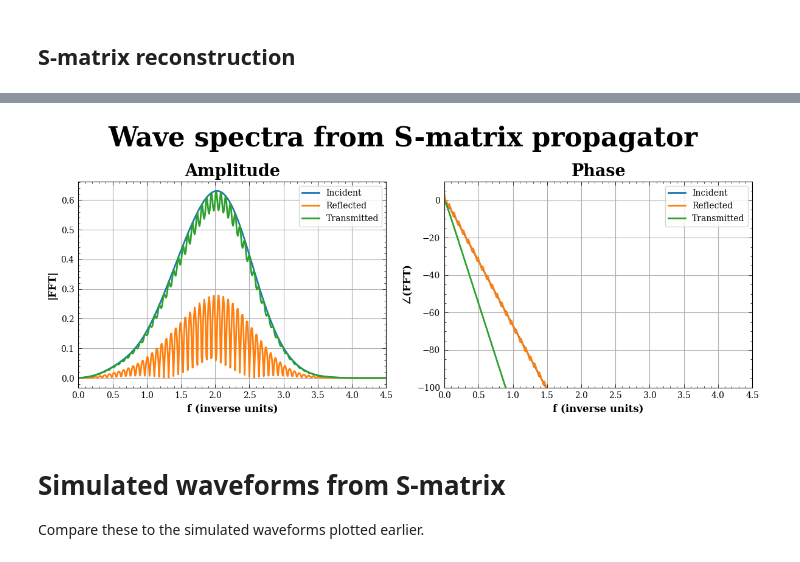
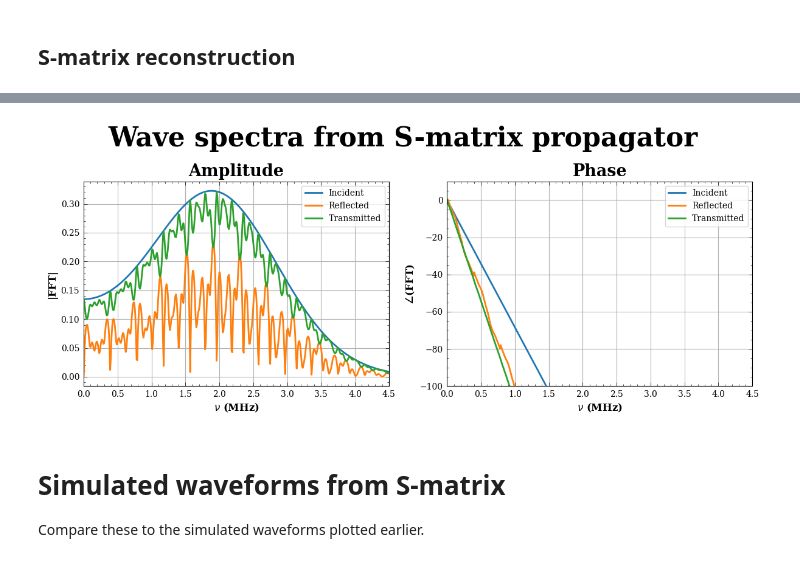
Before and after one commit to feasible-io/smaddali-utils, a Jupyter notebook: scattering/smatrix-jwave.ipynb, the cells around one changed output, grey strips where cells are left out. Drawn from its saved outputs; the diff is of its cells as text; code cells hidden in the pictures.

Commit message:
Working example of smatrix for a non-trivial stack and pulse, see smatrix-jwave.ipynb

```diff
--- a/scattering/smatrix-jwave.ipynb
+++ b/scattering/smatrix-jwave.ipynb
@@ -59,11 +59,11 @@ speeds = [ 1440., 5500., 1041.865, (1.-soc)*1341. + soc*1443., 1497., (1.-soc)*1
 densities = [ 870., 7850., 1933.949, (1.-soc)*1909. + soc*1994., 1000., (1.-soc)*4172. + soc*3848., 0.129 ]
 
 stack_thickness = 7.5e-3
-stack_definition = [ 0, 2, 0 ]
+stack_definition = [ 0, 2, 3, 2, 0 ]
 
 pulse_frequency = 2.25e6 # Hz
 simulation_time = 100e-6 # seconds
-pulse_order = 11
+pulse_order = 9
 
 store_full_simulation = True
 # %%
@@ -282,14 +282,14 @@ with plt.style.context( '~/Templates/custom.mplstyle' ):
     ax.grid()
     ax.set_xlabel( 'Position (mm)' )
     ax.set_ylabel( 'Pressure (a.u.)' )
-    titl = ax.set_title( f'Pressure wave\n(frame 0)' )
+    titl = ax.set_title( f'Pressure wave\n(t = 0.00 μs)' )
     for loc in interface_locations:
         ax.vlines( x=loc*1.e3, ymin=pmin, ymax=pmax, color='r', linestyle='--' )
     plt.tight_layout()
 
 def Update( n ):
     line.set_ydata( pres[n] )
-    titl.set_text( f'Pressure wave\n(frame {n})' )
+    titl.set_text( f'Pressure wave\n(t = {t[n]/1.e-6:.2f} μs)' )
     fig.canvas.draw_idle()
 
 slider = widgets.IntSlider(
@@ -389,7 +389,7 @@ logger.info( f'Energy conservation error = {dE_E*100.:.7e}%' )
 # %% [markdown]
 ## S-matrix reconstruction
 # %%
-input = np.concatenate( [ arr[np.newaxis,:] for arr in [ fwav_inc, np.zeros( fwav_inc.shape ) ] ], axis=0 )
+inputs = np.concatenate( [ arr[np.newaxis,:] for arr in [ fwav_inc, np.zeros( fwav_inc.shape ) ] ], axis=0 )
 speed, density = zip( *[ [ speeds[n], densities[n] ] for n in stack_definition ] )
 Z = np.array( [ s*d for s, d in zip( speed, density ) ] )
 
@@ -414,11 +414,11 @@ for n, omega_test in enumerate( 2.*np.pi*freqs ):
 
     if len( stack_definition ) == 3:
         S = propagator( omega=omega_test ).S
-        output = S @ input[:,n][:,np.newaxis]
+        output = S @ inputs[:,n][:,np.newaxis]
     else:
         S = ftools.reduce( lambda x, y: x*y, [ prop( omega=omega_test ) for prop in propagators ] )
         # print( np.abs( np.linalg.eig( np.conj( S.S.T ) @ S.S )[0] ) )
-        output = S.S @ input[:,n][:,np.newaxis]
+        output = S.S @ inputs[:,n][:,np.newaxis]
 
     all_outputs.append( output )
     # all_outputs[:,n] = output.squeeze()
@@ -439,7 +439,7 @@ with plt.style.context( '~/Templates/custom.mplstyle' ):
     ax[0].grid()
     ax[0].legend()
     ax[0].set_title( 'Amplitude' )
-    ax[0].set_xlabel( 'f (inverse units)' )
+    ax[0].set_xlabel( '$\\nu$ (MHz)' )
     ax[0].set_ylabel( '|FFT|' )
     ax[0].set_xlim( [ 0., 2./( period/1.e-6 ) ] )
 
@@ -449,7 +449,7 @@ with plt.style.context( '~/Templates/custom.mplstyle' ):
     ax[1].grid()
     ax[1].legend()
     ax[1].set_title( 'Phase' )
-    ax[1].set_xlabel( 'f (inverse units)' )
+    ax[1].set_xlabel( '$\\nu$ (MHz)' )
     ax[1].set_ylabel( '$\\angle$(FFT)' )
 
     plt.suptitle( 'Wave spectra from S-matrix propagator' )
@@ -476,4 +476,4 @@ plt.show()
-[figure, old version]
+[figure, new version]
 # %% [markdown]
 # Simulated waveforms from S-matrix
 Compare these to the simulated waveforms plotted earlier.
```
Also changed, not shown: parts of 17 cells of this notebook, 1 other file.
